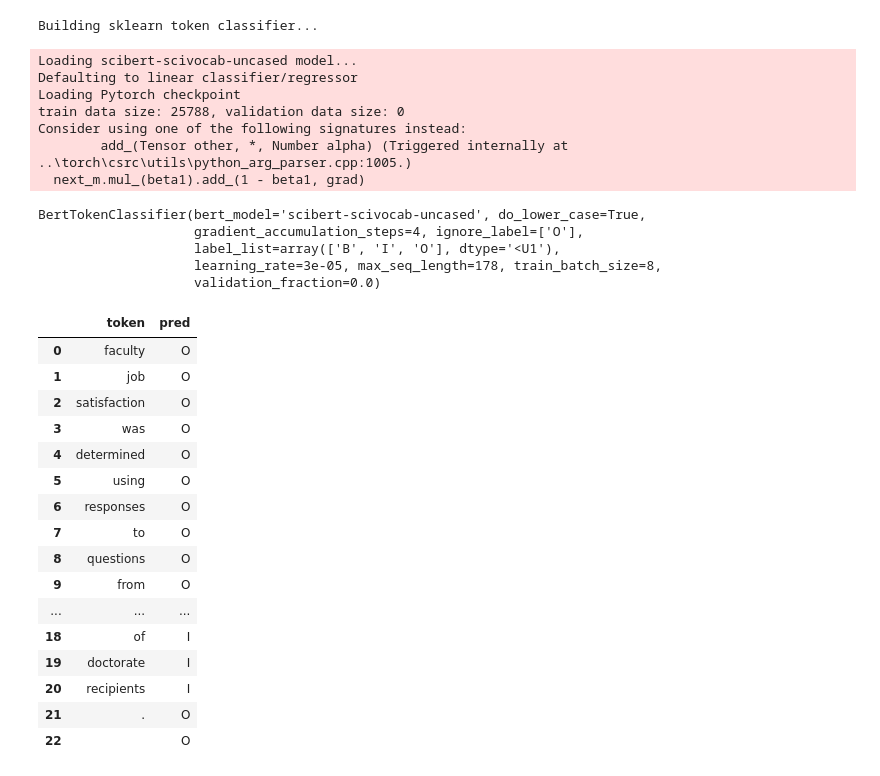
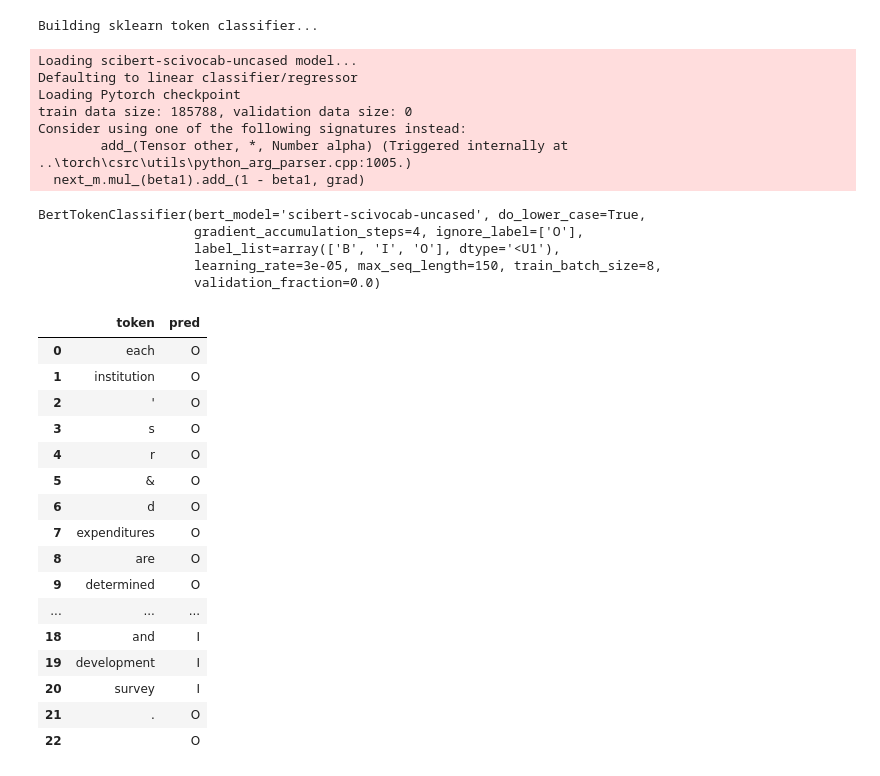
Before and after one commit to ozanzgur/kaggle_coleridge_initiative, a Jupyter notebook: exp04-bert_ner.ipynb, the cells around one changed output. Saved outputs shown, nothing was run; the diff lists cells and outputs as text; code cells hidden in the pictures.

```diff
--- a/exp04-bert_ner.ipynb
+++ b/exp04-bert_ner.ipynb
@@ -424,8 +422,13 @@ pd.DataFrame({'token': pos_sentences_processed[i_ex], 'label': pos_labels[i_ex]}
 from sklearn.model_selection import train_test_split
 import numpy as np
 
-sentences = pos_sentences_processed# + neg_sentences_processed
-labels = pos_labels# + neg_labels
+neg_size = 200000
+neg_idx = np.random.permutation(len(neg_labels))
+neg_sentences_processed = [neg_sentences_processed[i] for i in neg_idx[:neg_size]]
+neg_labels = [neg_labels[i] for i in neg_idx[:neg_size]]
+
+sentences = pos_sentences_processed + neg_sentences_processed
+labels = pos_labels + neg_labels
 
 print('Splitting data...')
 train_sents, val_sents, train_labels, val_labels = train_test_split(sentences, labels, test_size=0.20, random_state=42)
@@ -505,6 +508,6 @@ with open(test_path, 'w') as f:
 # %%
 model = BertTokenClassifier(bert_model='scibert-scivocab-uncased',
-                             max_seq_length=178,
+                             max_seq_length=150,
                              epochs=3,
                              #gradient accumulation
                              gradient_accumulation_steps=4,
@@ -527,14 +525,14 @@ model.fit(train_sents, train_labels)
 Loading scibert-scivocab-uncased model...
 Defaulting to linear classifier/regressor
 Loading Pytorch checkpoint
-train data size: 25788, validation data size: 0
+train data size: 185788, validation data size: 0
 Consider using one of the following signatures instead:
         add_(Tensor other, *, Number alpha) (Triggered internally at  ..\torch\csrc\utils\python_arg_parser.cpp:1005.)
   next_m.mul_(beta1).add_(1 - beta1, grad)
 BertTokenClassifier(bert_model='scibert-scivocab-uncased', do_lower_case=True,
                     gradient_accumulation_steps=4, ignore_label=['O'],
                     label_list=array(['B', 'I', 'O'], dtype='<U1'),
-                    learning_rate=3e-05, max_seq_length=178, train_batch_size=8,
+                    learning_rate=3e-05, max_seq_length=150, train_batch_size=8,
                     validation_fraction=0.0)
 # %%
 # save model to disk
@@ -543,23 +541,23 @@ model.save(savefile)
 # %%
 val_preds = model.predict(val_sents)
 # %%
-ex_i = 310
+ex_i = 101
 pd.DataFrame({'token': val_sents[ex_i], 'pred':val_preds[ex_i]})
 # %% [output]
 |  | token | pred |
-| 0 | faculty | O |
-| 1 | job | O |
-| 2 | satisfaction | O |
-| 3 | was | O |
-| 4 | determined | O |
-| 5 | using | O |
-| 6 | responses | O |
-| 7 | to | O |
-| 8 | questions | O |
-| 9 | from | O |
+| 0 | each | O |
+| 1 | institution | O |
+| 2 | ' | O |
+| 3 | s | O |
+| 4 | r | O |
+| 5 | & | O |
+| 6 | d | O |
+| 7 | expenditures | O |
+| 8 | are | O |
+| 9 | determined | O |
 | ... | ... | ... |
-| 18 | of | I |
-| 19 | doctorate | I |
-| 20 | recipients | I |
+| 18 | and | I |
+| 19 | development | I |
+| 20 | survey | I |
 | 21 | . | O |
 | 22 |  | O |
```
Also changed, not shown: parts of 7 cells of this notebook, 2 other files.
